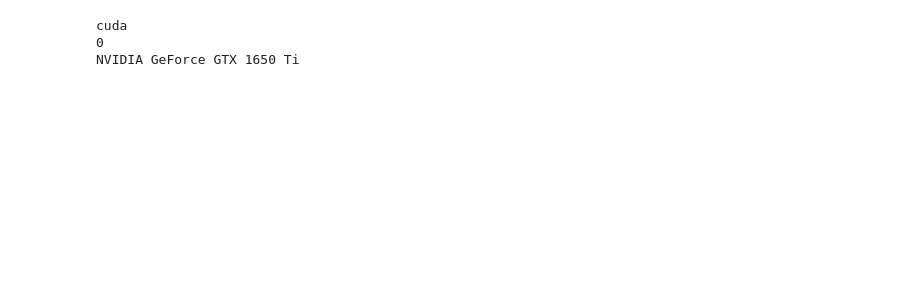
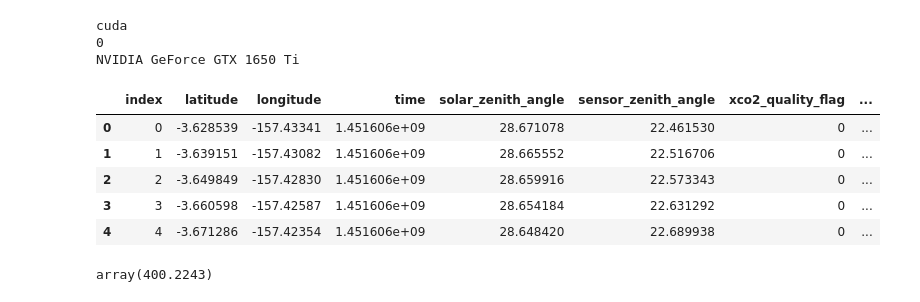
Before and after one commit to harry7337/TRINIT_594092-UQ66S02N_ML, a Jupyter notebook: 1layer_nnmodel.ipynb, the cells around one changed output. Drawn from its saved outputs; the diff is of its cells as text; code cells hidden in the pictures; blank space fills up the shorter version.

```diff
--- a/1layer_nnmodel.ipynb
+++ b/1layer_nnmodel.ipynb
@@ -51,0 +23,52 @@ class OCO2Dataset(Dataset):
+# %%
+def aggregatePressureLevels(dataset):
+    p_levels = dataset['pressure_levels'].to_numpy()
+    outer =[]
+    for i in range(p_levels.shape[0]):
+        inner = []
+        for s in p_levels[i].split(' '):
+            if s[0]=='[':
+                s = s[1:]
+            if s[-1]=='\n' or s[-1]==']':
+                s = s[:-1]
+            inner.append(float(s))
+        outer.append(inner)
+    p_levels = np.array(outer)
+    # take average of all pressure levels
+    p_levels = p_levels.mean(axis=1)
+    return p_levels
+# %%
+oco_path = './data_2016_oco2/csv_folder/'
+oco_jan_train = pd.read_csv(f'{oco_path}oco2_LtCO2_160101_B10206Ar_200730102710s.csv')
+oco_jan_train = pd.concat([oco_jan_train,pd.read_csv(f'{oco_path}oco2_LtCO2_160102_B10206Ar_200730102859s.csv')])
+oco_jan_train = pd.concat([oco_jan_train,pd.read_csv(f'{oco_path}oco2_LtCO2_160103_B10206Ar_200730102932s.csv')])
+# oco_jan_train = pd.concat([oco_jan_train,pd.read_csv(f'{oco_path}oco2_LtCO2_160104_B10206Ar_200730102937s.csv')])
+# oco_jan_train = pd.concat([oco_jan_train,pd.read_csv(f'{oco_path}oco2_LtCO2_160105_B10206Ar_200730103055s.csv')])
+# oco_jan_train = pd.concat([oco_jan_train,pd.read_csv(f'{oco_path}oco2_LtCO2_160106_B10206Ar_200730103123s.csv')])
+
+# FOr GOSAT
+gosat_path = './gosat/2016/csv_folder/'
+gosat_jan_train = pd.read_csv(f'{gosat_path}acos_LtCO2_160101_v201201_B7310A_161107211943s.csv')
+gosat_jan_train = pd.concat([gosat_jan_train,pd.read_csv(f'{gosat_path}acos_LtCO2_160102_v201201_B7310A_161107211938s.csv')])
+gosat_jan_train = pd.concat([gosat_jan_train,pd.read_csv(f'{gosat_path}acos_LtCO2_160103_v201201_B7310A_161107211931s.csv')])
+# gosat_jan_train = pd.concat([gosat_jan_train,pd.read_csv(f'{gosat_path}acos_LtCO2_160104_v201201_B7310A_161107211923s.csv')])
+# gosat_jan_train = pd.concat([gosat_jan_train,pd.read_csv(f'{gosat_path}oco2_LtCO2_160105_B10206Ar_200730103055s.csv')])
+# gosat_jan_train = pd.concat([gosat_jan_train,pd.read_csv(f'{gosat_path}oco2_LtCO2_160106_B10206Ar_200730103123s.csv')])
+
+complete_dataset = pd.concat([oco_jan_train,gosat_jan_train])
+complete_dataset.drop(["Unnamed: 0",'dates','sounding_id',"pressure_weight","co2_profile_apriori"],axis= 1,inplace=True)
+# %%
+complete_dataset['pressure_levels'] = aggregatePressureLevels(complete_dataset)
+complete_dataset.reset_index(inplace = True)
+complete_dataset.head()
+# %% [output]
+|  | index | latitude | longitude | time | solar_zenith_angle | sensor_zenith_angle | xco2_quality_flag | ... |
+| 0 | 0 | -3.628539 | -157.43341 | 1.451606e+09 | 28.671078 | 22.461530 | 0 | ... |
+| 1 | 1 | -3.639151 | -157.43082 | 1.451606e+09 | 28.665552 | 22.516706 | 0 | ... |
+| 2 | 2 | -3.649849 | -157.42830 | 1.451606e+09 | 28.659916 | 22.573343 | 0 | ... |
+| 3 | 3 | -3.660598 | -157.42587 | 1.451606e+09 | 28.654184 | 22.631292 | 0 | ... |
+| 4 | 4 | -3.671286 | -157.42354 | 1.451606e+09 | 28.648420 | 22.689938 | 0 | ... |
+# %%
+np.array(complete_dataset.loc[1,"xco2"])
+# %% [output]
+array(400.2243)
```
Also changed, not shown: parts of 5 cells of this notebook, 3 other files.
